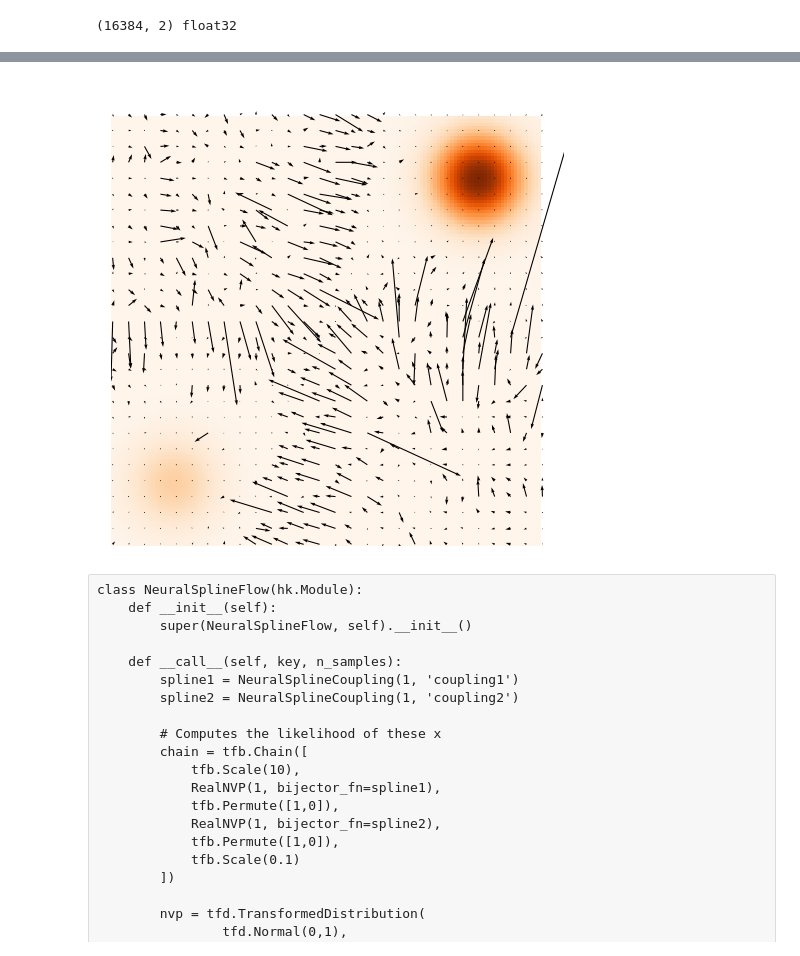
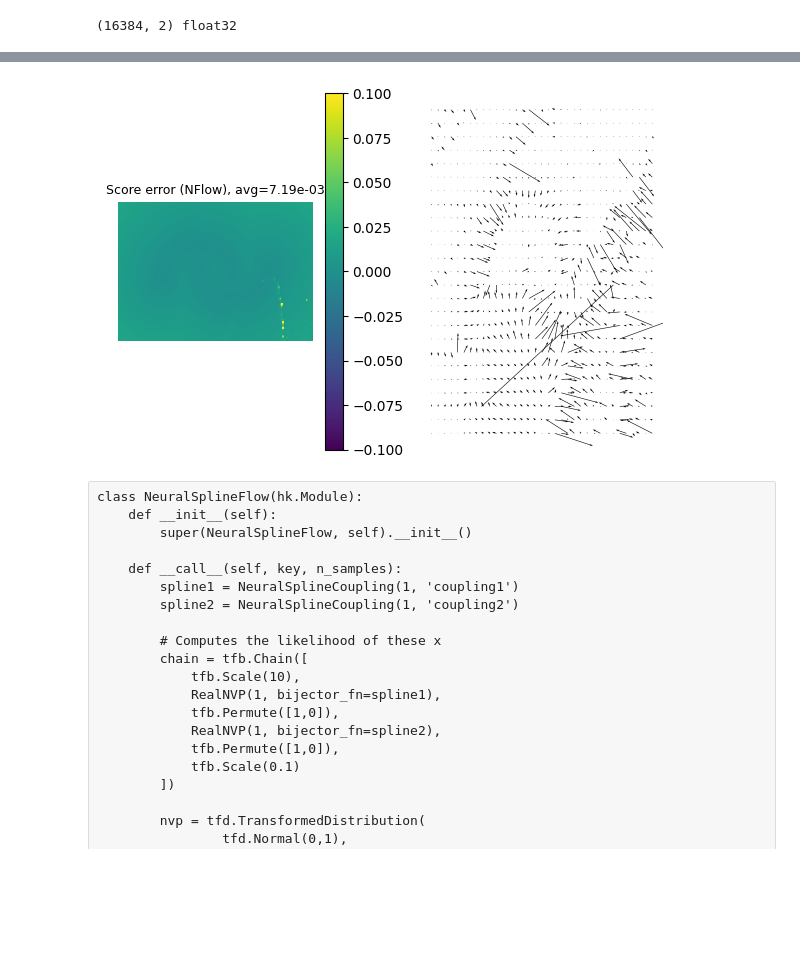
Before and after one commit to b-remy/score-estimation-comparison, a Jupyter notebook: notebooks/normalizing-flow.ipynb, the cells around one changed output, grey strips where cells are left out. Cells and saved outputs as stored; diff of their text form; code cells hidden in the pictures; blank space fills up the shorter version.

Commit message:
notebook and utils modifications for methods comparison

```diff
--- a/notebooks/normalizing-flow.ipynb
+++ b/notebooks/normalizing-flow.ipynb
@@ -191,6 +211,6 @@ colorbar()
 # %%
 # Let's compute the score function (gradient of the log likelihood)
-log_prob = partial(model.apply, params, next(rng_seq))
+log_prob = partial(model_NF.apply, params, next(rng_seq))
 log_prob(jnp.zeros(2).reshape(1,2)).shape
 
 def log_prob_reshaped(x):
@@ -213,4 +233,12 @@ DeviceArray([[[-0.48031044, -2.5904815 ]],
 # %%
-display_score_gm(score, gm, dpi=150)
+#display_score_gm(score, distribution, dpi=150)
-# %% [output]
-[figure, removed]
+# %%
+from nsec.utils import display_score_error_gm, display_score_error_two_moons
+
+scores = [score]
+labels = ['NFlow']
+
+plt.figure(dpi=100)
+display_score_error_two_moons(true_score, scores, labels, distribution=None, is_amortized=False, is_reg=False, scale=4, offset=[0., 0.], is_NF=True)
+# %% [output]
+[figure, added]
```
Also changed, not shown: parts of 12 cells of this notebook, 2 other files.
